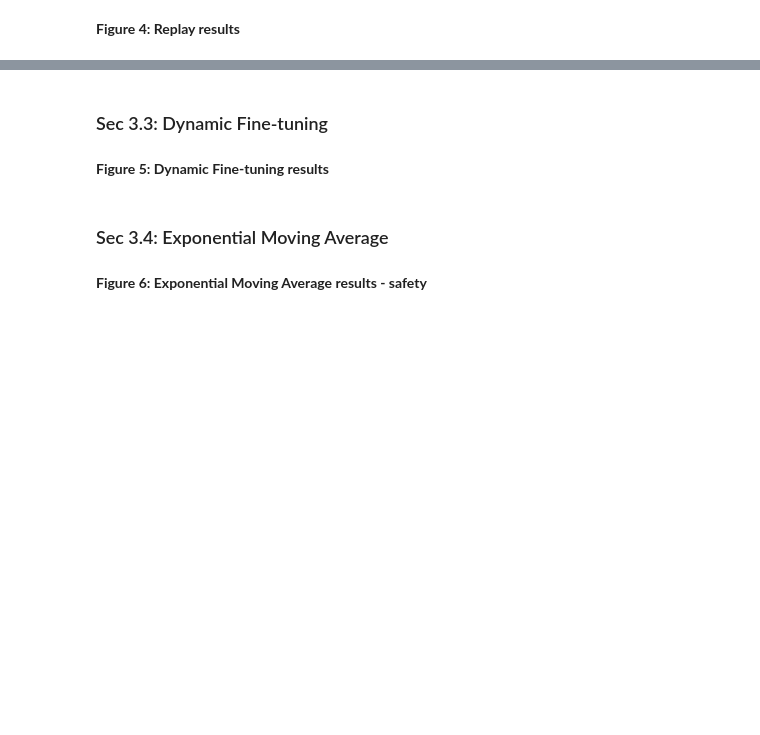
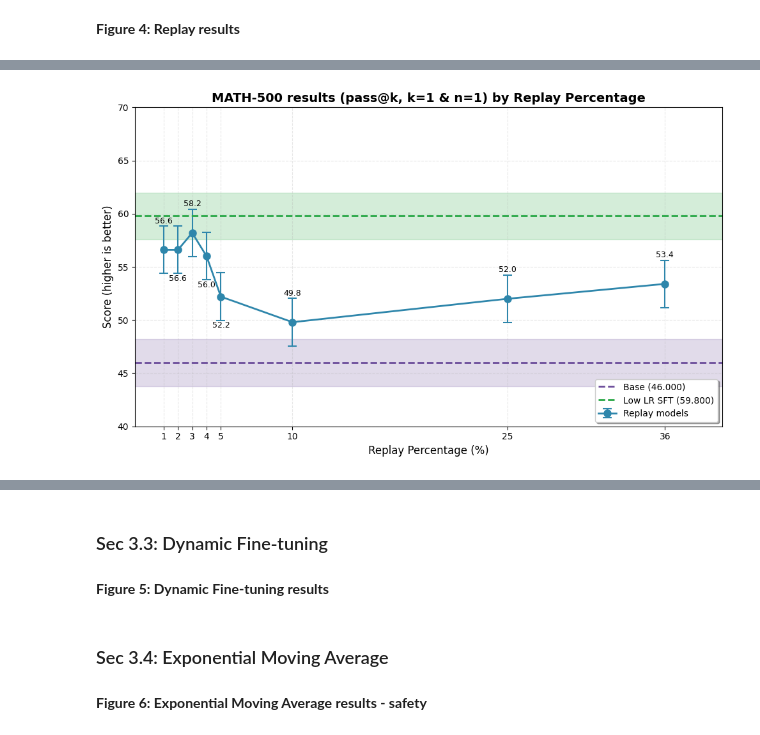
Before and after one commit to Neelectric/open-r1_safety, a Jupyter notebook: data_viz/prep_paper_data_viz.ipynb, the cells around one changed output, grey strips where cells are left out. Cells and saved outputs as stored; diff of their text form; code cells hidden in the pictures; blank space fills up the shorter version.

```diff
--- a/data_viz/prep_paper_data_viz.ipynb
+++ b/data_viz/prep_paper_data_viz.ipynb
@@ -219,0 +281,87 @@ plt.show()
+# %%
+# data for MATH-500, IFeval, IFBench from lighteval
+import pandas as pd
+import matplotlib.pyplot as plt
+import seaborn as sns
+from matplotlib.container import BarContainer
+
+RESULTS = {
+    #  Model name                                   Version      MATH-500           IFEval             IFBench
+    "Base":                                         ("Base",     (0.460, 0.0223),  (0.7024, 0.0197),  (0.2433, 0.0248)),
+    "Low LR SFT":                                   ("v00.24",   (0.598, 0.0219),  (0.4843, 0.0215),  (0.1267, 0.0192)),
+    "1% Replay":                                    ("v00.32",   (0.566, 0.0222),  (0.3604, 0.0207),  (0.1467, 0.0205)),
+    "2% Replay":                                    ("v00.33",   (0.566, 0.0222),  (0.4233, 0.0213),  (0.1600, 0.0212)),
+    "3% Replay":                                    ("v00.34",   (0.582, 0.0221),  (0.4344, 0.0213),  (0.1767, 0.0221)),
+    "4% Replay":                                    ("v00.35",   (0.560, 0.0222),  (0.4455, 0.0214),  (0.1867, 0.0225)),
+    "5% Replay":                                    ("v00.13",   (0.522, 0.0224),  (0.4492, 0.0214),  (0.1500, 0.0206)),
+    "10% Replay":                                   ("v00.14",   (0.498, 0.0224),  (0.4954, 0.0215),  (0.1700, 0.0217)),
+    "25% Replay":                                   ("v00.15",   (0.520, 0.0224),  (0.5619, 0.0214),  (0.1533, 0.0208)),
+    "36% Replay":                                   ("v00.16",   (0.534, 0.0223),  (0.5841, 0.0212),  (0.1933, 0.0228)),
+}
+
+# Extract replay percentages and MATH-500 scores
+percentages = []
+scores = []
+stderrs = []
+
+for name, (version, math_score, *_) in RESULTS.items():
+    if "Replay" in name:
+        pct = int(name.split("%")[0])
+        percentages.append(pct)
+        scores.append(math_score[0] * 100)
+        stderrs.append(math_score[1] * 100)
+
+# Get baseline values
+base_score = RESULTS["Base"][1][0] * 100
+base_stderr = RESULTS["Base"][1][1] * 100
+sft_score = RESULTS["Low LR SFT"][1][0] * 100
+sft_stderr = RESULTS["Low LR SFT"][1][1] * 100
+
+# Create figure
+fig, ax = plt.subplots(figsize=(10, 6))
+
+# Plot line with error bars
+ax.errorbar(percentages, scores, yerr=stderrs, fmt='o-',
+            color='#2E86AB', capsize=5, capthick=1.5,
+            elinewidth=1.5, markersize=8, linewidth=2,
+            label='Replay models')
+
+# Add horizontal reference lines for Base and Best SFT
+ax.axhline(y=base_score, color='#6B4C9A', linestyle='--', linewidth=2, label=f'Base ({base_score:.3f})')
+ax.axhspan(base_score - base_stderr, base_score + base_stderr, alpha=0.2, color='#6B4C9A')
+
+ax.axhline(y=sft_score, color='#28A745', linestyle='--', linewidth=2, label=f'Low LR SFT ({sft_score:.3f})')
+ax.axhspan(sft_score - sft_stderr, sft_score + sft_stderr, alpha=0.2, color='#28A745')
+
+# Add value labels with custom offsets to avoid overlap
+label_offsets = {
+    1:  (0, 30),      # right
+    2:  (0, -35),     # right, slightly down
+    3:  (0, 30),      # above
+    4:  (0, -35),    # right, down
+    5:  (0, -35),   # left, below
+    10: (0, 30),     # right
+    25: (0, 30),     # above
+    36: (0, 30),     # above
+}
+
+for x, y in zip(percentages, scores):
+    offset = label_offsets.get(x, (0, 12))
+    ax.annotate(f'{y:.1f}', (x, y), textcoords="offset points",
+                xytext=offset, ha='center', fontsize=9)
+
+ax.set_xlabel('Replay Percentage (%)', fontsize=12)
+ax.set_ylabel('Score (higher is better)', fontsize=12)
+ax.set_title('MATH-500 results (pass@k, k=1 & n=1) by Replay Percentage', fontsize=14, fontweight='bold')
+ax.legend(frameon=True, fancybox=True, shadow=True, loc='lower right')
+ax.grid(axis='both', alpha=0.3, linestyle='--')
+
+ax.set_ylim(40, 70)
+ax.set_xlim(-1, 40)
+
+ax.set_xticks(percentages)
+
+plt.tight_layout()
+plt.show()
+# %% [output]
+[figure, added]
```
Also changed, not shown: parts of 15 cells of this notebook, 4 other files.
